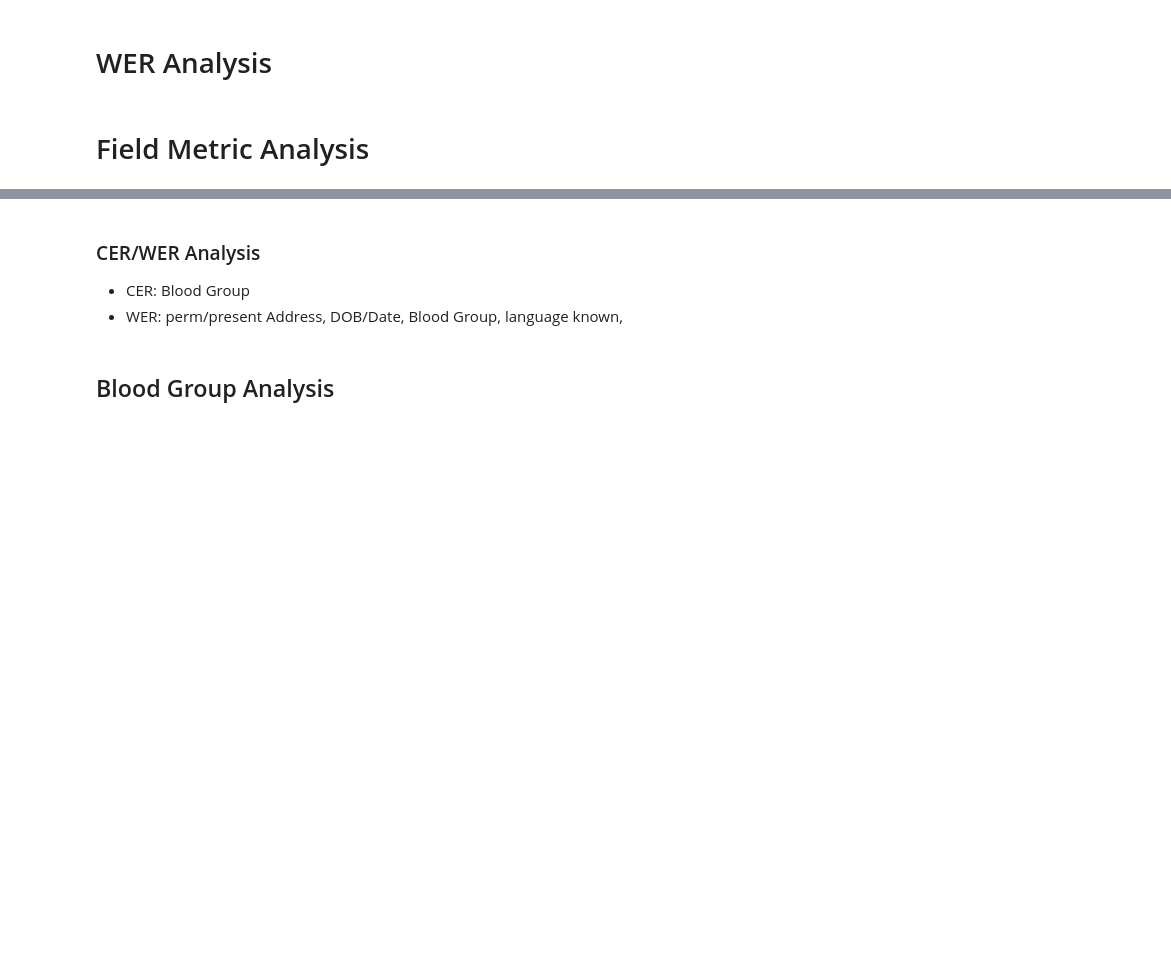
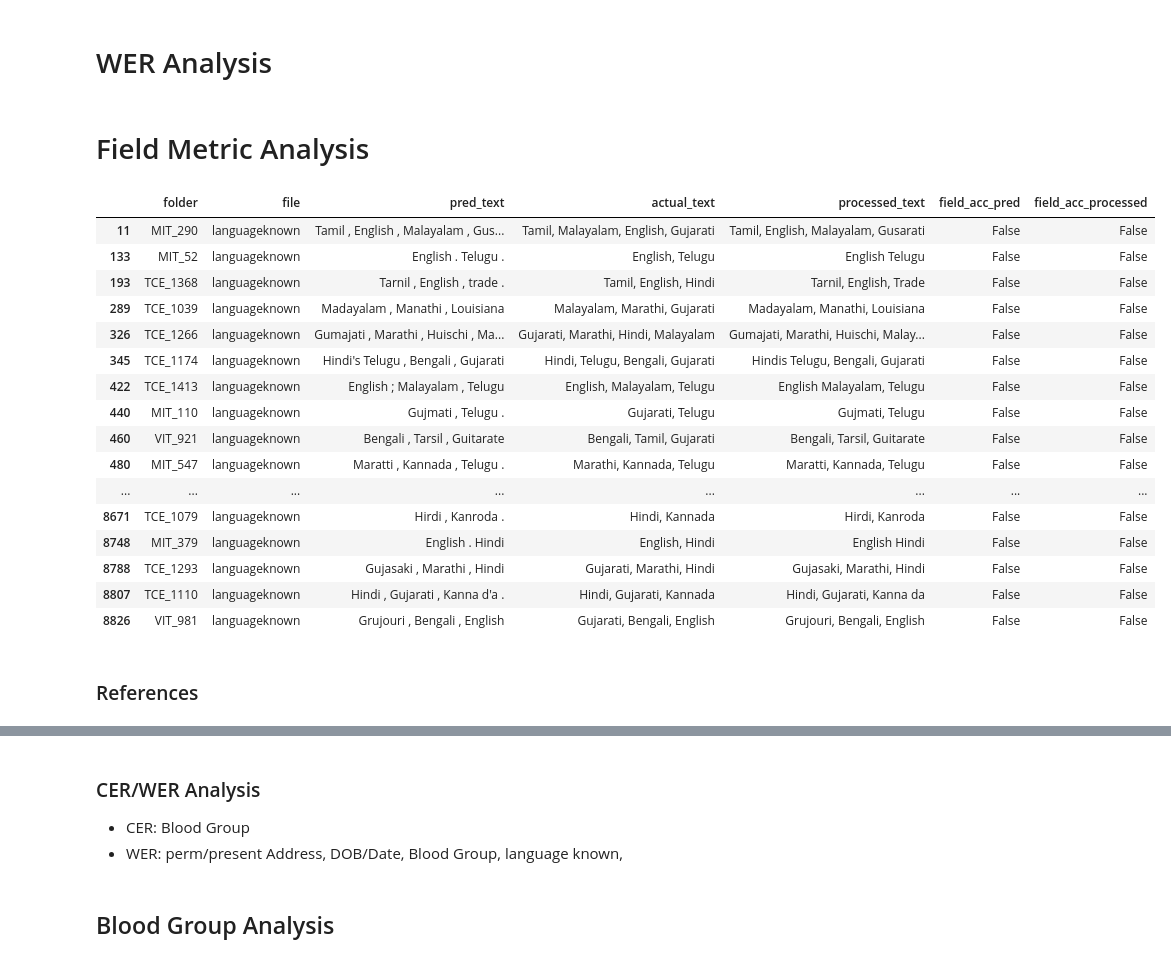
Before and after one commit to sathishkumartheta/tokenwise-dehado-ai, a Jupyter notebook: notebooks/OCR_Metrics.ipynb, the cells around one changed output, grey strips where cells are left out. Saved outputs shown, nothing was run; the diff lists cells and outputs as text; code cells hidden in the pictures; blank space fills up the shorter version.

```diff
--- a/notebooks/OCR_Metrics.ipynb
+++ b/notebooks/OCR_Metrics.ipynb
@@ -306,6 +218,7 @@ def lang_specific(text, camelcase=True):
                 word = word.strip()
         else:
             word = word.strip()
+        word = autocorrect_words(word, field)
         words.append(word)
     return " ".join(words)
 # %%
@@ -342,3 +254,17 @@ def reference_specific(text):
+# %%
+def autocorrect_words(text, field):
+    if field in field_vocab:
+        training_labels = field_vocab[field]
+        dist = [levenshtein_distance(text, ele) for ele in training_labels]
+
+        min_dist, min_dist_ind = np.min(dist), np.argmin(dist)
+        corrected = training_labels[min_dist_ind]
+        if ((min_dist <= 1) or ((min_dist <= 2 and len(corrected) > 4))) and dist.count(min_dist) <= 1:
+            return corrected
+        else:
+            return text
+    else:
+        return text
 # %%
 def process_words2(text):
     words = []
@@ -391,28 +346,46 @@ array(['nationality', 'Dateofbirth', 'Fatherhusbandname',
+# %%
+def pan_specific(text):
+    text = remove_special_char(text)
+    text_transform = ""
+    if len(text) == 10:
+        text_transform = num2alpha(text[:5])
+        text_transform += alpha2num(text[5:-1])
+        text_transform += num2alpha(text[-1])
+    else:
+        text_transform = text
+
+    return text_transform.upper()
 # %%
 def post_processing(data):
     if data[0] in ['Dateofbirth', 'date']:
         return date_specific(data[1])
     elif data[0] in ['nationality', 'gender', 'maritalstatus']:
-        return alphabets_only(data[1])
+        clean_text = alphabets_only(data[1])
+        return autocorrect_words(clean_text, data[0])
     elif data[0] in ['candidatename', 'Fatherhusbandname', 'place']:
         clean_text = char_space(data[1])
         return process_words(clean_text, True)
     elif data[0] in ['contactnumber', 'AlternateNo', 'aadhaarcard']:
-        return numeric_only(data[1])
+        clean_text = special2num(alpha2num(data[1]))
+        return numeric_only(clean_text)
     elif data[0] in ['permanentaddress', 'presentaddress']:
         clean_text = alphanum_specialchar(data[1])
         clean_text = address_specific(clean_text)
         return process_words(clean_text, False)
     elif data[0] in ['bloodgroup']:
         return bloodgroup_specific(data[1])
-    elif data[0] in ['experience', 'experience1', 'qualification']:
+    elif data[0] in ['experience', 'experience1']:
         clean_text = generic(data[1])
         return process_words(clean_text, False)
+    elif data[0] in ['qualification']:
+        clean_text = generic(data[1])
+        clean_text = process_words(clean_text, True)
+        return autocorrect_words(clean_text, data[0])
     elif data[0] in ['referencescmob1', 'referencescmob2']:
         clean_text = reference_specific(data[1])
         return clean_text
     elif data[0] in ['pancard']:
-        return remove_special_char(data[1])
+        return pan_specific(data[1])
     elif data[0] in ['languageknown']:
         return lang_specific(data[1])
     else:
@@ -547,5 +459,28 @@ metrics_df[metrics_df['wer_processed'] > 0.4]
 # WER Analysis
 # %% [markdown]
 # Field Metric Analysis
+# %%
+field_name = 'languageknown'
+df_processed[(df_processed['field_acc_processed'] == False) & (df_processed['file'] == field_name)]
+# %% [output]
+|  | folder | file | pred_text | actual_text | processed_text | field_acc_pred | field_acc_processed |
+| 11 | MIT_290 | languageknown | Tamil , English , Malayalam , Gus... | Tamil, Malayalam, English, Gujarati | Tamil, English, Malayalam, Gusarati | False | False |
+| 133 | MIT_52 | languageknown | English . Telugu . | English, Telugu | English Telugu | False | False |
+| 193 | TCE_1368 | languageknown | Tarnil , English , trade . | Tamil, English, Hindi | Tarnil, English, Trade | False | False |
+| 289 | TCE_1039 | languageknown | Madayalam , Manathi , Louisiana | Malayalam, Marathi, Gujarati | Madayalam, Manathi, Louisiana | False | False |
+| 326 | TCE_1266 | languageknown | Gumajati , Marathi , Huischi , Ma... | Gujarati, Marathi, Hindi, Malayalam | Gumajati, Marathi, Huischi, Malay... | False | False |
+| 345 | TCE_1174 | languageknown | Hindi's Telugu , Bengali , Gujarati | Hindi, Telugu, Bengali, Gujarati | Hindis Telugu, Bengali, Gujarati | False | False |
+| 422 | TCE_1413 | languageknown | English ; Malayalam , Telugu | English, Malayalam, Telugu | English Malayalam, Telugu | False | False |
+| 440 | MIT_110 | languageknown | Gujmati , Telugu . | Gujarati, Telugu | Gujmati, Telugu | False | False |
+| 460 | VIT_921 | languageknown | Bengali , Tarsil , Guitarate | Bengali, Tamil, Gujarati | Bengali, Tarsil, Guitarate | False | False |
+| 480 | MIT_547 | languageknown | Maratti , Kannada , Telugu . | Marathi, Kannada, Telugu | Maratti, Kannada, Telugu | False | False |
+| ... | ... | ... | ... | ... | ... | ... | ... |
+| 8671 | TCE_1079 | languageknown | Hirdi , Kanroda . | Hindi, Kannada | Hirdi, Kanroda | False | False |
+| 8748 | MIT_379 | languageknown | English . Hindi | English, Hindi | English Hindi | False | False |
+| 8788 | TCE_1293 | languageknown | Gujasaki , Marathi , Hindi | Gujarati, Marathi, Hindi | Gujasaki, Marathi, Hindi | False | False |
+| 8807 | TCE_1110 | languageknown | Hindi , Gujarati , Kanna d'a . | Hindi, Gujarati, Kannada | Hindi, Gujarati, Kanna da | False | False |
+| 8826 | VIT_981 | languageknown | Grujouri , Bengali , English | Gujarati, Bengali, English | Grujouri, Bengali, English | False | False |
+# %% [markdown]
+### References
 # %%
 field_name = 'referencescmob1'
```
Also changed, not shown: parts of 94 cells of this notebook.
